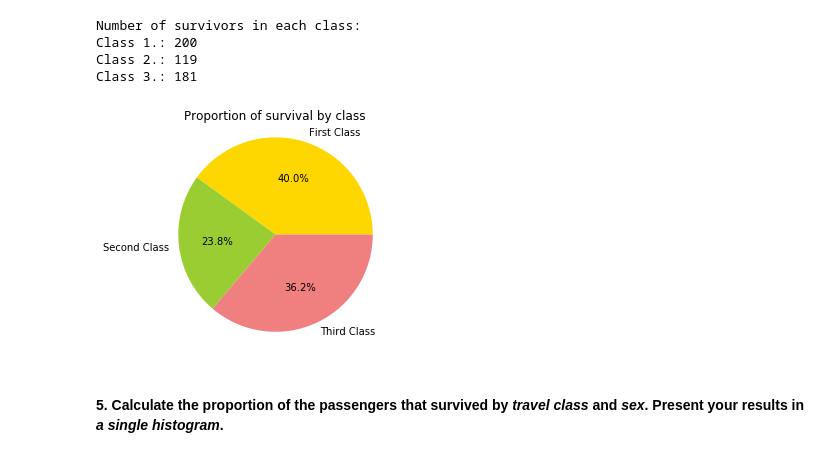
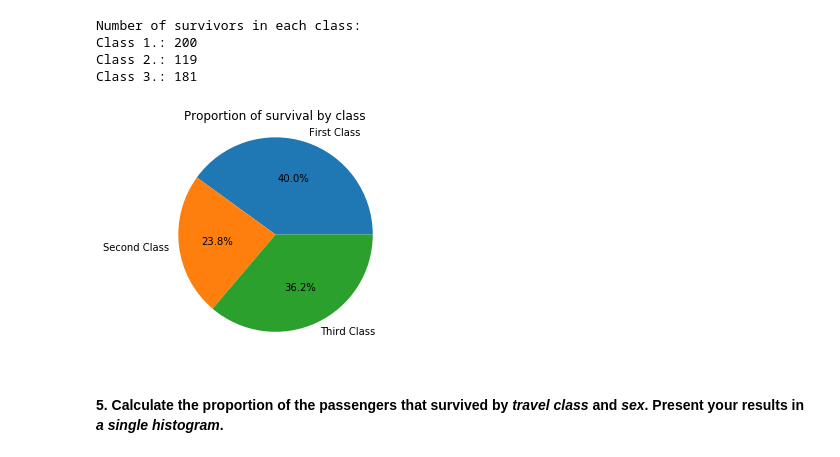
Before and after one commit to julied20/ada-2017, a Jupyter notebook: Homeworks/Homework01/Homework 1.ipynb, the cells around one changed output. Drawn from its saved outputs; the diff is of its cells as text; code cells hidden in the pictures.

```diff
--- a/Homeworks/Homework01/Homework 1.ipynb
+++ b/Homeworks/Homework01/Homework 1.ipynb
@@ -488,15 +494,14 @@ Class 2.: 119
 Class 3.: 181
 # %%
 labels = 'First Class', 'Second Class', 'Third Class'
-colors = ['gold', 'yellowgreen', 'lightcoral']
 
-plt.pie(nbSurvivors,labels=labels, colors=colors,autopct='%1.1f%%')
+plt.pie(nbSurvivors,labels=labels, autopct='%1.1f%%')
 
 plt.axis('equal')
 plt.title('Proportion of survival by class')
 plt.show()
 # %% [output]
-[figure, old version]
+[figure, new version]
 # %% [markdown]
 #### 5. Calculate the proportion of the passengers that survived by *travel class* and *sex*. Present your results in *a single histogram*.
 # %%
```
Also changed, not shown: parts of 6 cells of this notebook.
